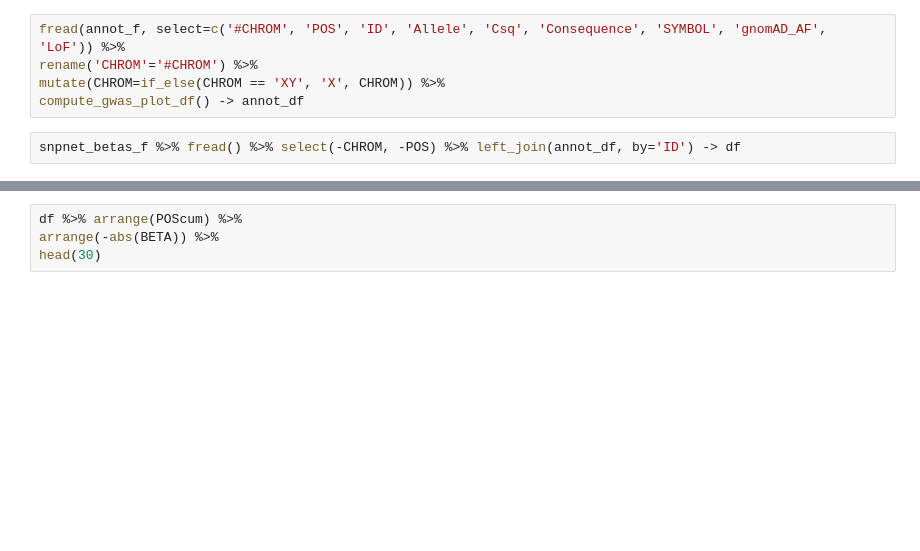
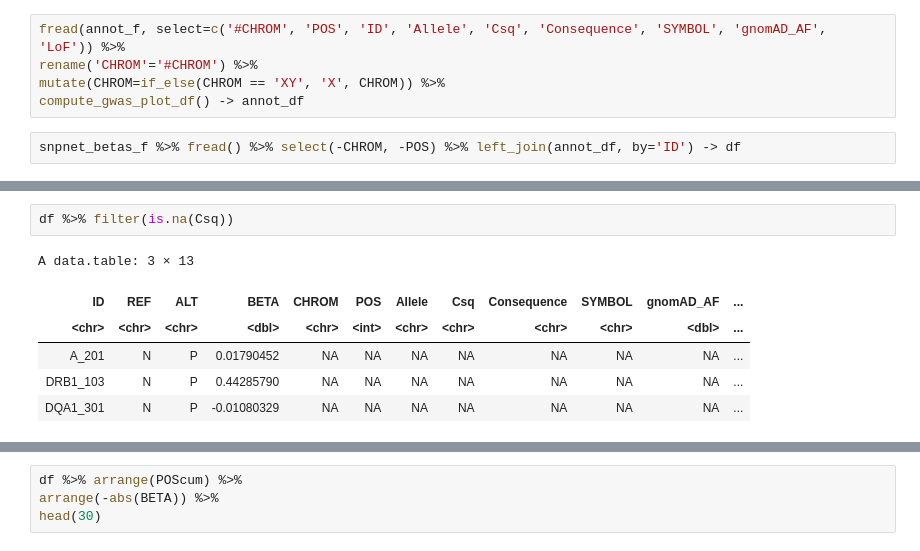
Before and after one commit to rivas-lab/PRS, a Jupyter notebook: src/202009_batch/10_lake_HC201.ipynb, the cells around one changed output, grey strips where cells are left out. Cells and saved outputs as stored; diff of their text form; blank space fills up the shorter version.

```diff
--- a/src/202009_batch/10_lake_HC201.ipynb
+++ b/src/202009_batch/10_lake_HC201.ipynb
@@ -35,0 +71,9 @@ ggsave('plots/p_lake.HC201.png', p_lake, width=6, height=6)
+# %%
+df %>% filter(is.na(Csq))
+# %% [output]
+A data.table: 3 × 13
+| ID | REF | ALT | BETA | CHROM | POS | Allele | Csq | Consequence | SYMBOL | gnomAD_AF | ... |
+| <chr> | <chr> | <chr> | <dbl> | <chr> | <int> | <chr> | <chr> | <chr> | <chr> | <dbl> | ... |
+| A_201 | N | P | 0.01790452 | NA | NA | NA | NA | NA | NA | NA | ... |
+| DRB1_103 | N | P | 0.44285790 | NA | NA | NA | NA | NA | NA | NA | ... |
+| DQA1_301 | N | P | -0.01080329 | NA | NA | NA | NA | NA | NA | NA | ... |
```
Also changed, not shown: parts of 9 cells of this notebook, 23 other files.
